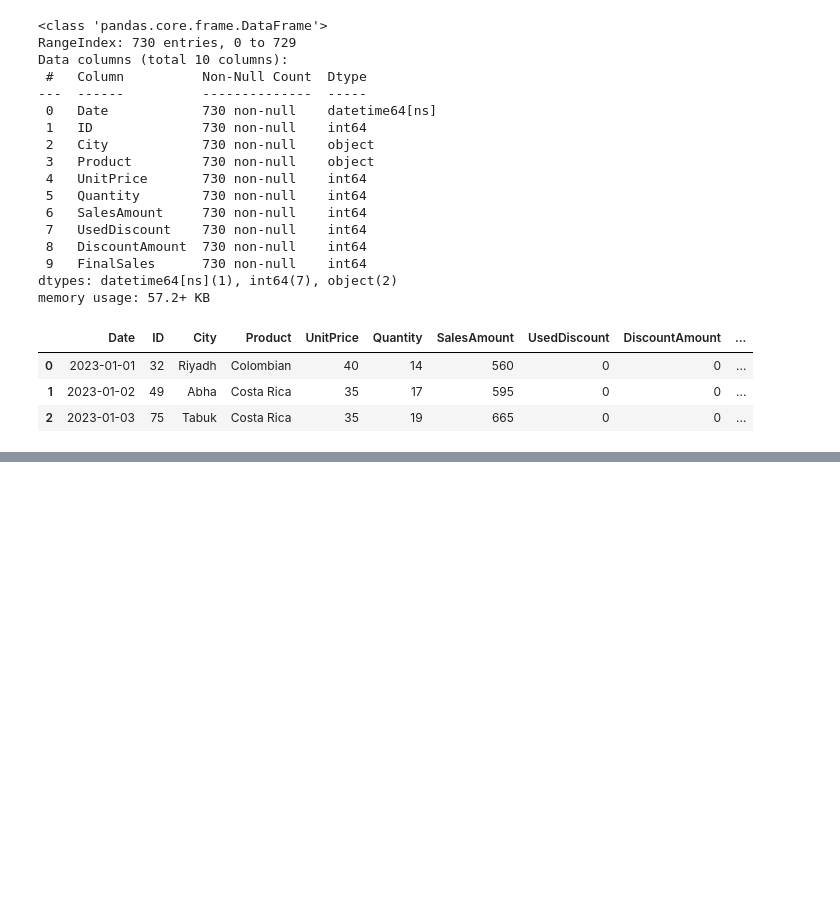
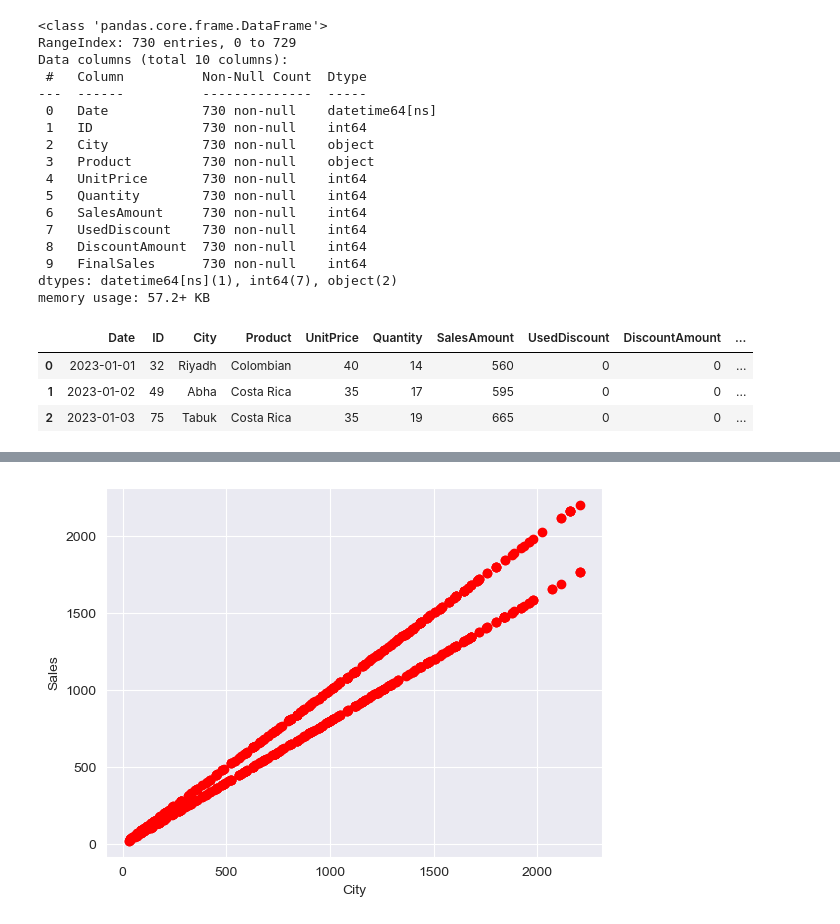
Before and after one commit to Abdullah-Hamad-Almousa/ArrayTesting, a Jupyter notebook: notes/Visualization.ipynb, the cells around one changed output, grey strips where cells are left out. Saved outputs shown, nothing was run; the diff lists cells and outputs as text; code cells hidden in the pictures; blank space fills up the shorter version.

```diff
--- a/notes/Visualization.ipynb
+++ b/notes/Visualization.ipynb
@@ -112,0 +163,12 @@ df.head(3)
+# %%
+x = df['SalesAmount']
+y = df['FinalSales']
+
+plt.scatter(x,y, color='red')
+
+plt.xlabel('City')
+plt.ylabel('Sales')
+
+plt.show()
+# %% [output]
+[figure, added]
```
Also changed, not shown: parts of 7 cells of this notebook.
